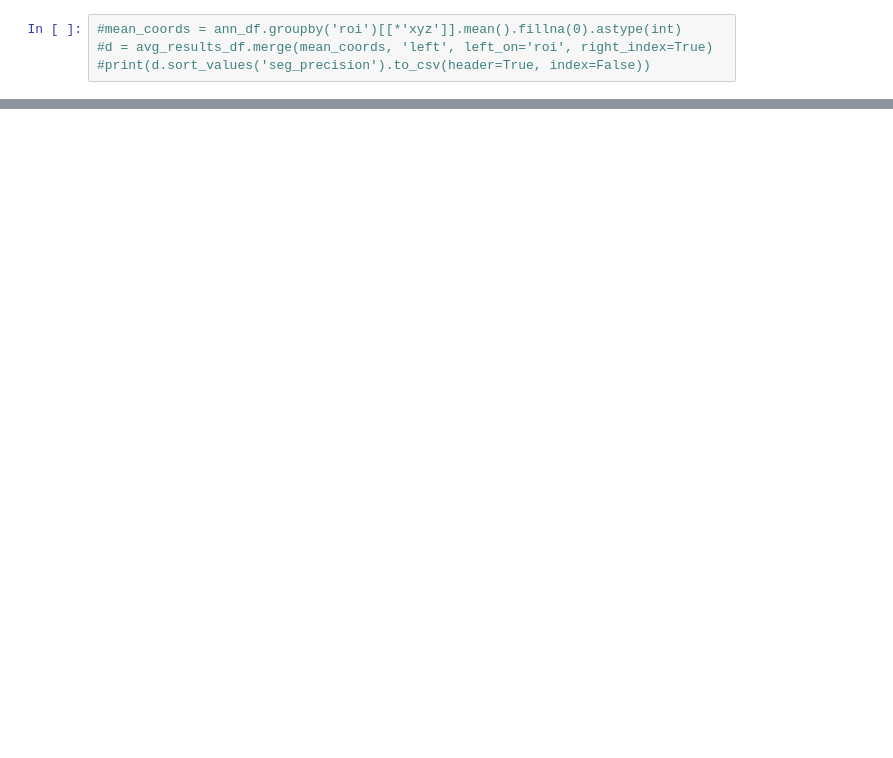
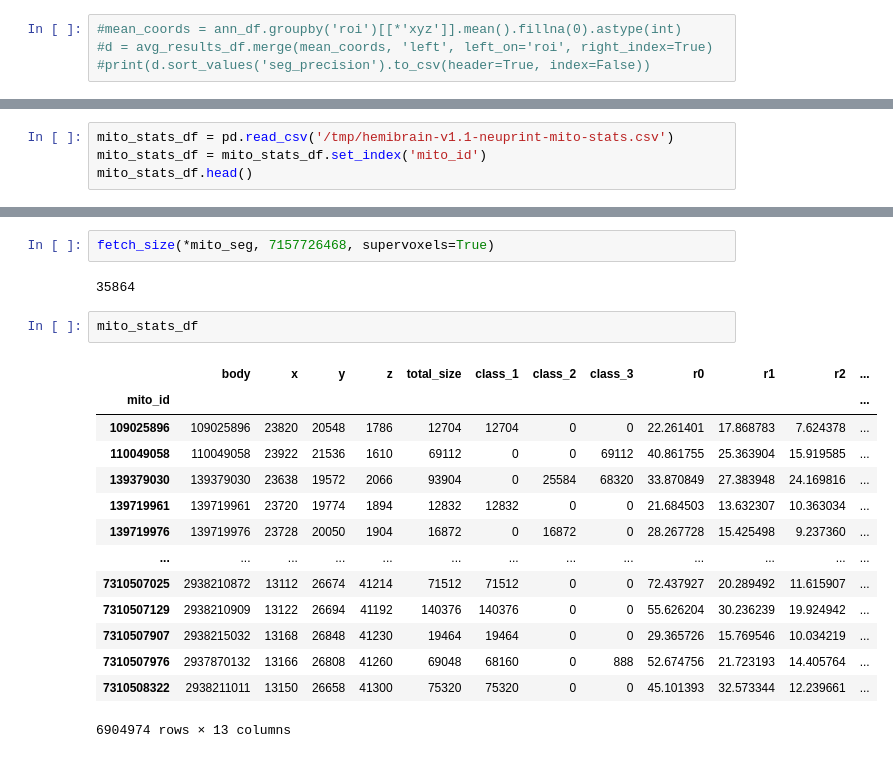
Before and after one commit to stuarteberg/mito-proofreading-analysis, a Jupyter notebook: roi-subvol-annotations/mito-point-visualization.ipynb, the cells around one changed output, grey strips where cells are left out. Cells and saved outputs as stored; diff of their text form; blank space fills up the shorter version.

```diff
--- a/roi-subvol-annotations/mito-point-visualization.ipynb
+++ b/roi-subvol-annotations/mito-point-visualization.ipynb
@@ -402,0 +535,4 @@ You did not specify 'create-if-necessary' in the config, so I won't create it.:
+# %%
+mito_stats_df = pd.read_csv('/tmp/hemibrain-v1.1-neuprint-mito-stats.csv')
+mito_stats_df = mito_stats_df.set_index('mito_id')
+mito_stats_df.head()
@@ -402,0 +612,21 @@ You did not specify 'create-if-necessary' in the config, so I won't create it.:
+# %%
+fetch_size(*mito_seg, 7157726468, supervoxels=True)
+# %% [output]
+35864
+# %%
+mito_stats_df
+# %% [output]
+|  | body | x | y | z | total_size | class_1 | class_2 | class_3 | r0 | r1 | r2 | ... |
+| mito_id |  |  |  |  |  |  |  |  |  |  |  | ... |
+| 109025896 | 109025896 | 23820 | 20548 | 1786 | 12704 | 12704 | 0 | 0 | 22.261401 | 17.868783 | 7.624378 | ... |
+| 110049058 | 110049058 | 23922 | 21536 | 1610 | 69112 | 0 | 0 | 69112 | 40.861755 | 25.363904 | 15.919585 | ... |
+| 139379030 | 139379030 | 23638 | 19572 | 2066 | 93904 | 0 | 25584 | 68320 | 33.870849 | 27.383948 | 24.169816 | ... |
+| 139719961 | 139719961 | 23720 | 19774 | 1894 | 12832 | 12832 | 0 | 0 | 21.684503 | 13.632307 | 10.363034 | ... |
+| 139719976 | 139719976 | 23728 | 20050 | 1904 | 16872 | 0 | 16872 | 0 | 28.267728 | 15.425498 | 9.237360 | ... |
+| ... | ... | ... | ... | ... | ... | ... | ... | ... | ... | ... | ... | ... |
+| 7310507025 | 2938210872 | 13112 | 26674 | 41214 | 71512 | 71512 | 0 | 0 | 72.437927 | 20.289492 | 11.615907 | ... |
+| 7310507129 | 2938210909 | 13122 | 26694 | 41192 | 140376 | 140376 | 0 | 0 | 55.626204 | 30.236239 | 19.924942 | ... |
+| 7310507907 | 2938215032 | 13168 | 26848 | 41230 | 19464 | 19464 | 0 | 0 | 29.365726 | 15.769546 | 10.034219 | ... |
+| 7310507976 | 2937870132 | 13166 | 26808 | 41260 | 69048 | 68160 | 0 | 888 | 52.674756 | 21.723193 | 14.405764 | ... |
+| 7310508322 | 2938211011 | 13150 | 26658 | 41300 | 75320 | 75320 | 0 | 0 | 45.101393 | 32.573344 | 12.239661 | ... |
+6904974 rows × 13 columns
```
Also changed, not shown: parts of 33 cells of this notebook.
